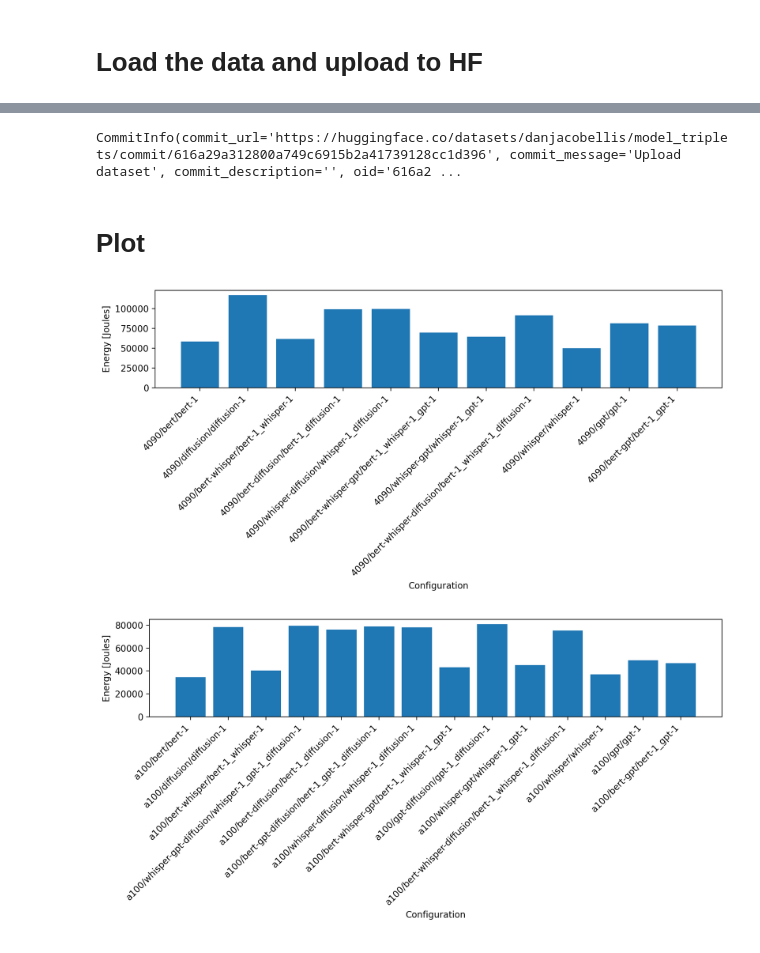
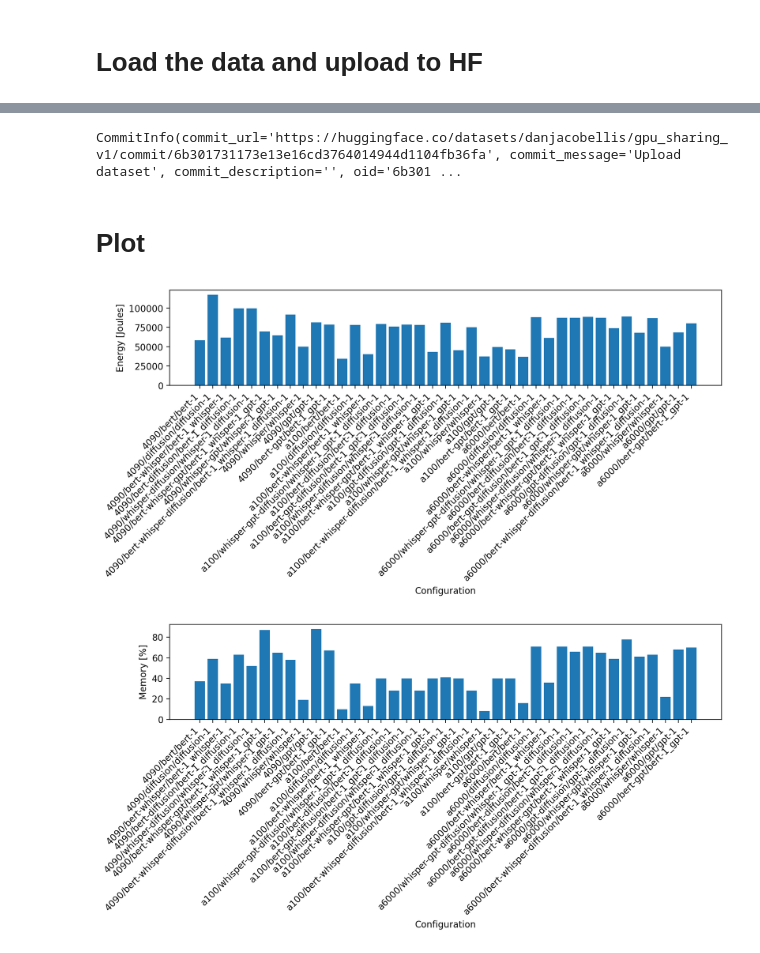
Before and after one commit to psinha25/hotcarbon-24, a Jupyter notebook: results/analysis.ipynb, the cells around one changed output, grey strips where cells are left out. Saved outputs shown, nothing was run; the diff lists cells and outputs as text; code cells hidden in the pictures.

Commit message:
memory

```diff
--- a/results/analysis.ipynb
+++ b/results/analysis.ipynb
@@ -51,8 +59,8 @@ dataset = Dataset.from_dict({
 })
 # %%
-dataset.push_to_hub("danjacobellis/model_triplets",split='train')
+dataset.push_to_hub("danjacobellis/gpu_sharing_v1",split='train')
 # %% [output]
-CommitInfo(commit_url='https://huggingface.co/datasets/danjacobellis/model_triplets/commit/616a29a312800a749c6915b2a41739128cc1d396', commit_message='Upload dataset', commit_description='', oid='616a2 ...
+CommitInfo(commit_url='https://huggingface.co/datasets/danjacobellis/gpu_sharing_v1/commit/6b301731173e13e16cd3764014944d1104fb36fa', commit_message='Upload dataset', commit_description='', oid='6b301 ...
 # %% [markdown]
 # Plot
 # %%
@@ -60,27 +68,27 @@ from datasets import load_dataset
 import matplotlib.pyplot as plt
 import numpy as np
 # %%
-dataset = load_dataset("danjacobellis/model_triplets",split='train').with_format("numpy")
+dataset = load_dataset("danjacobellis/gpu_sharing_v1",split='train').with_format("numpy")
 # %%
 fig, ax = plt.subplots(figsize=(10, 5), dpi=200)
-ax.bar(dataset['configuration'][0:11], dataset['energy'][0:11])
+ax.bar(dataset['configuration'], dataset['energy'])
 ax.set_ylabel('Energy [Joules]')
 ax.set_xlabel('Configuration')
 plt.xticks(rotation=45, ha='right')
 plt.tight_layout()
 plt.show()
 # %% [output]
-[figure, old version]
+[figure, new version]
 # %%
 fig, ax = plt.subplots(figsize=(10, 5), dpi=200)
-ax.bar(dataset['configuration'][11:], dataset['energy'][11:])
-ax.set_ylabel('Energy [Joules]')
+ax.bar(dataset['configuration'], dataset['memory'])
+ax.set_ylabel('Memory [%]')
 ax.set_xlabel('Configuration')
 plt.xticks(rotation=45, ha='right')
 plt.tight_layout()
 plt.show()
 # %% [output]
-[figure, old version]
+[figure, new version]
 # %%
 fig, ax = plt.subplots(figsize=(10, 6), dpi=200)
 width = 0.25
```
Also changed, not shown: parts of 20 cells of this notebook.
